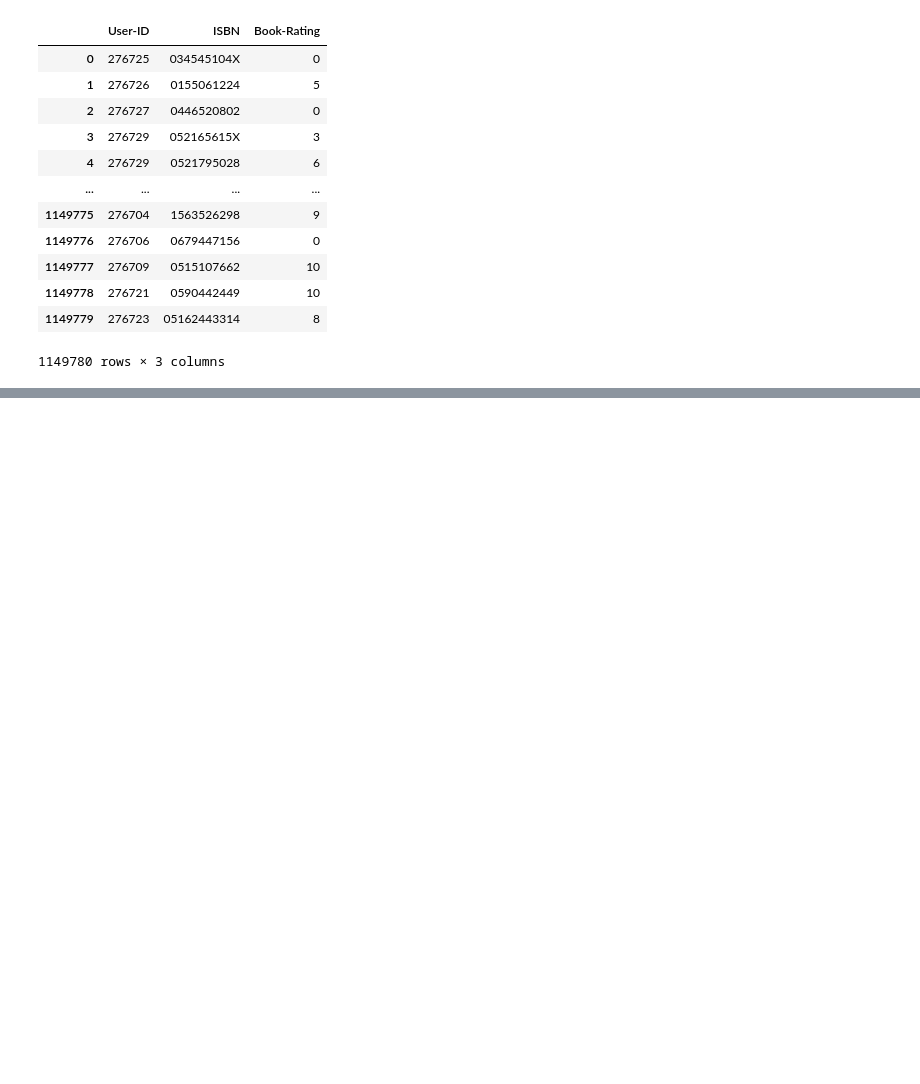
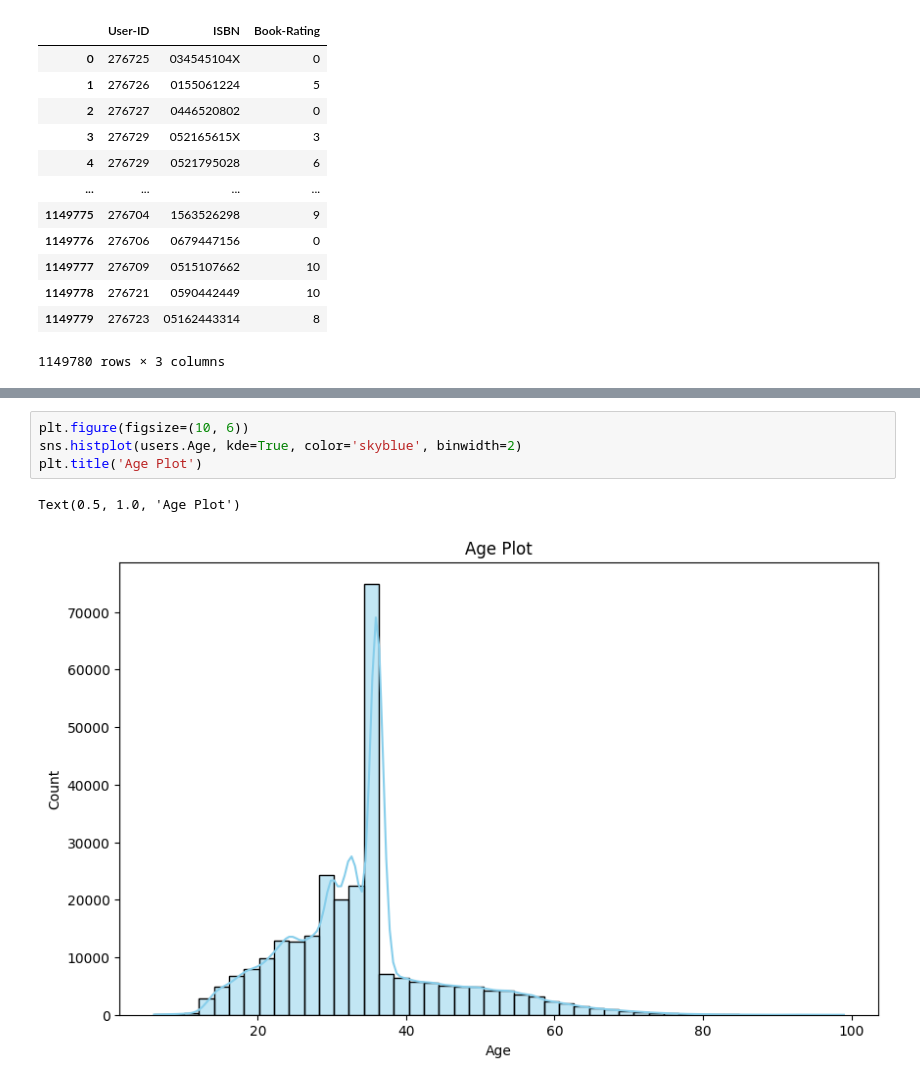
Before and after one commit to PaulPawelec/DataMining, a Jupyter notebook: BookRecommender/BookRecommender.ipynb, the cells around one changed output, grey strips where cells are left out. Drawn from its saved outputs; the diff is of its cells as text; blank space fills up the shorter version.

```diff
--- a/BookRecommender/BookRecommender.ipynb
+++ b/BookRecommender/BookRecommender.ipynb
@@ -281,0 +316,7 @@ ratings[ratings['User-ID'].isin(users['User-ID'])]
+# %%
+plt.figure(figsize=(10, 6))
+sns.histplot(users.Age, kde=True, color='skyblue', binwidth=2)
+plt.title('Age Plot')
+# %% [output]
+Text(0.5, 1.0, 'Age Plot')
+[figure, added]
```
Also changed, not shown: parts of 8 cells of this notebook.
